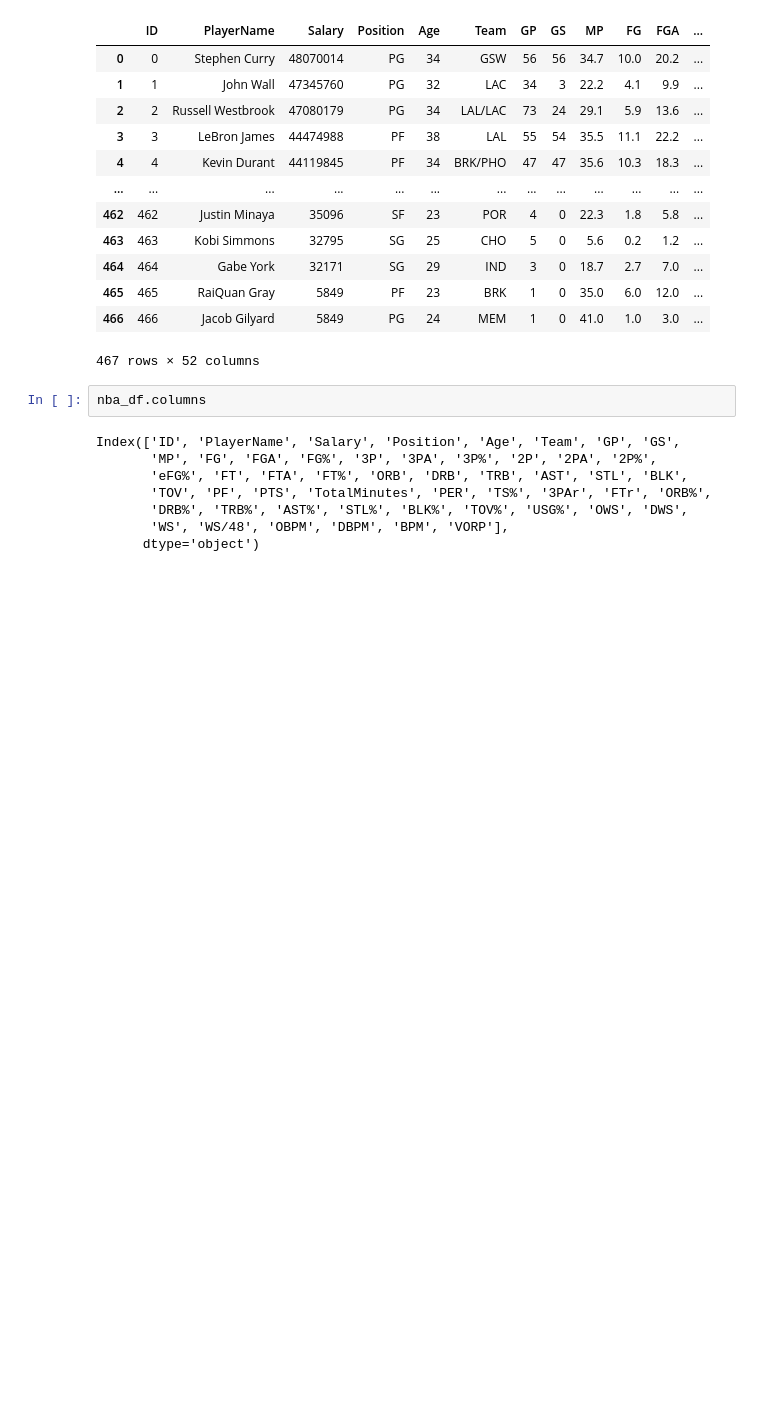
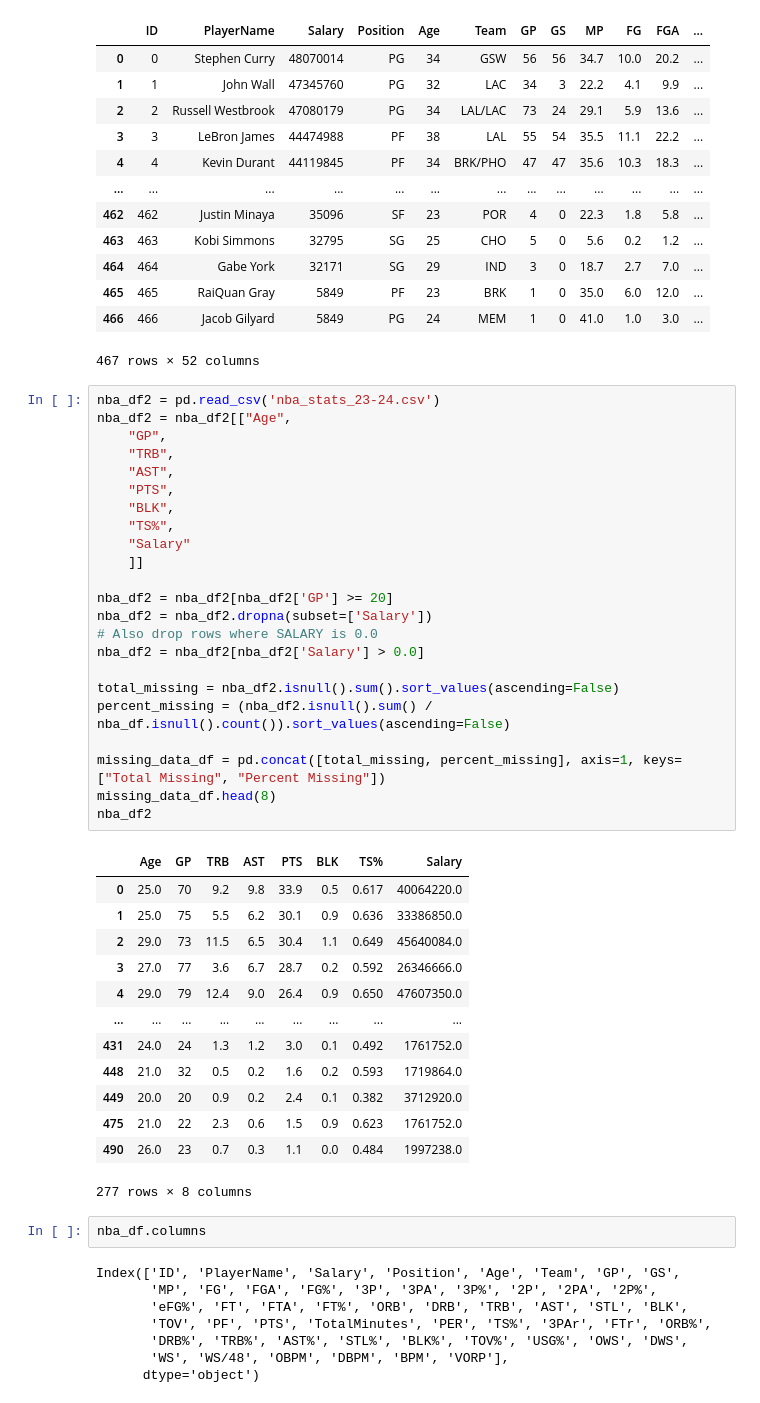
Before and after one commit to Mitchshona/is215-nba, a Jupyter notebook: backend/model/build.ipynb, the cells around one changed output. Cells and saved outputs as stored; diff of their text form; blank space fills up the shorter version.

```diff
--- a/backend/model/build.ipynb
+++ b/backend/model/build.ipynb
@@ -30,6 +30,43 @@ nba_df
 | 465 | 465 | RaiQuan Gray | 5849 | PF | 23 | BRK | 1 | 0 | 35.0 | 6.0 | 12.0 | ... |
 | 466 | 466 | Jacob Gilyard | 5849 | PG | 24 | MEM | 1 | 0 | 41.0 | 1.0 | 3.0 | ... |
 467 rows × 52 columns
+# %%
+nba_df2 = pd.read_csv('nba_stats_23-24.csv')
+nba_df2 = nba_df2[["Age",
+    "GP",
+    "TRB",
+    "AST",
+    "PTS",
+    "BLK",
+    "TS%",
+    "Salary"
+    ]]
+
+nba_df2 = nba_df2[nba_df2['GP'] >= 20]
+nba_df2 = nba_df2.dropna(subset=['Salary'])
+# Also drop rows where SALARY is 0.0
+nba_df2 = nba_df2[nba_df2['Salary'] > 0.0]
+
+total_missing = nba_df2.isnull().sum().sort_values(ascending=False)
+percent_missing = (nba_df2.isnull().sum() / nba_df.isnull().count()).sort_values(ascending=False)
+
+missing_data_df = pd.concat([total_missing, percent_missing], axis=1, keys=["Total Missing", "Percent Missing"])
+missing_data_df.head(8)
+nba_df2
+# %% [output]
+|  | Age | GP | TRB | AST | PTS | BLK | TS% | Salary |
+| 0 | 25.0 | 70 | 9.2 | 9.8 | 33.9 | 0.5 | 0.617 | 40064220.0 |
+| 1 | 25.0 | 75 | 5.5 | 6.2 | 30.1 | 0.9 | 0.636 | 33386850.0 |
+| 2 | 29.0 | 73 | 11.5 | 6.5 | 30.4 | 1.1 | 0.649 | 45640084.0 |
+| 3 | 27.0 | 77 | 3.6 | 6.7 | 28.7 | 0.2 | 0.592 | 26346666.0 |
+| 4 | 29.0 | 79 | 12.4 | 9.0 | 26.4 | 0.9 | 0.650 | 47607350.0 |
+| ... | ... | ... | ... | ... | ... | ... | ... | ... |
+| 431 | 24.0 | 24 | 1.3 | 1.2 | 3.0 | 0.1 | 0.492 | 1761752.0 |
+| 448 | 21.0 | 32 | 0.5 | 0.2 | 1.6 | 0.2 | 0.593 | 1719864.0 |
+| 449 | 20.0 | 20 | 0.9 | 0.2 | 2.4 | 0.1 | 0.382 | 3712920.0 |
+| 475 | 21.0 | 22 | 2.3 | 0.6 | 1.5 | 0.9 | 0.623 | 1761752.0 |
+| 490 | 26.0 | 23 | 0.7 | 0.3 | 1.1 | 0.0 | 0.484 | 1997238.0 |
+277 rows × 8 columns
 # %%
 nba_df.columns
 # %% [output]
```
Also changed, not shown: parts of 12 cells of this notebook, 16 other files.
